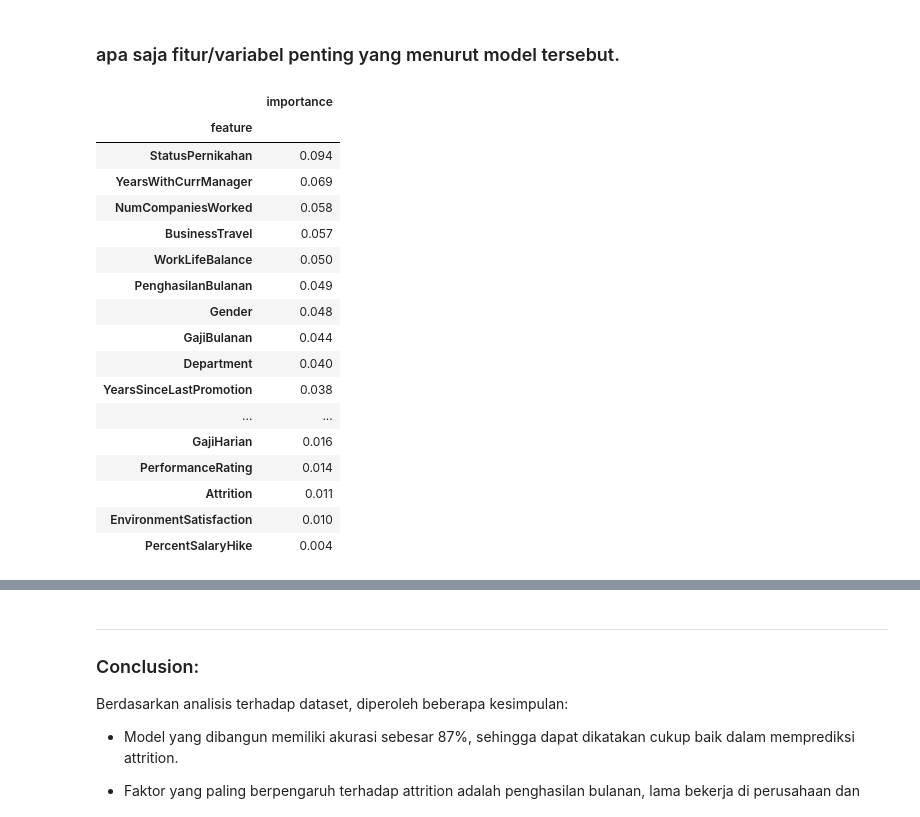
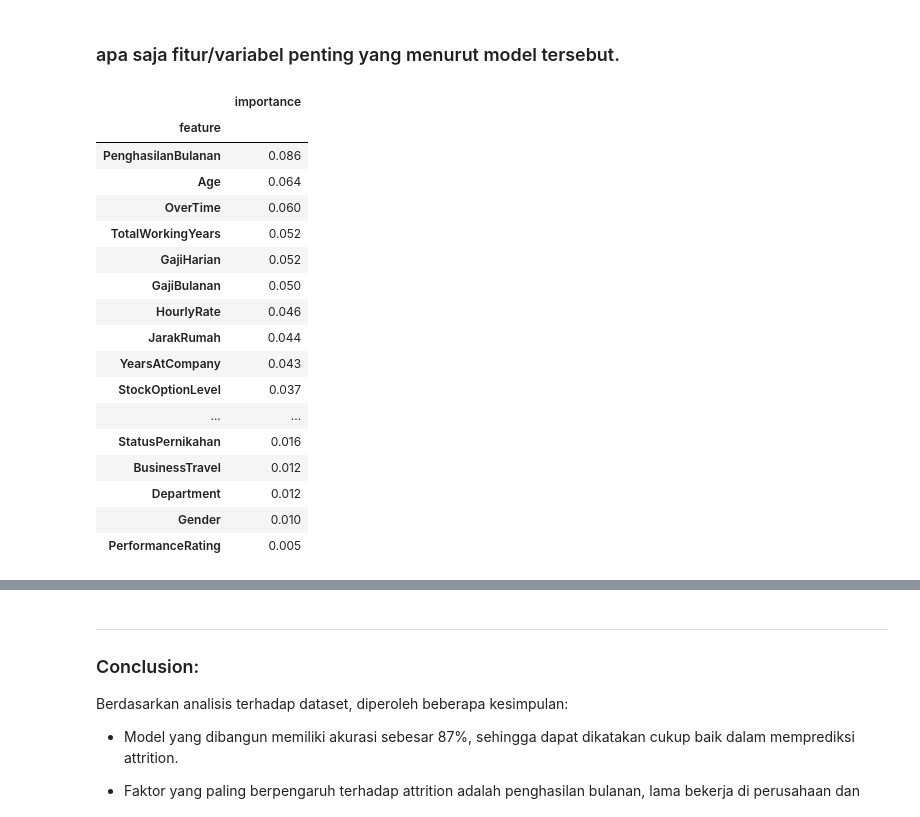
Before and after one commit to syifatalithaa/employee-attrition, a Jupyter notebook: models/randomforest.ipynb, the cells around one changed output, grey strips where cells are left out. Saved outputs shown, nothing was run; the diff lists cells and outputs as text; code cells hidden in the pictures.

```diff
--- a/models/randomforest.ipynb
+++ b/models/randomforest.ipynb
@@ -696,23 +693,9 @@ Y_pred = rfcm.predict(X_test)
 from sklearn.model_selection import GridSearchCV
 
 param_grid_rf = {
-    'n_estimators': [10, 50, 100],
-    'max_depth': [None, 10, 20],
-    'min_samples_split': [2, 5],
-    'min_samples_leaf': [1, 2],
-    'criterion': ['entropy']
+    'max_depth': [5, 10, 15, 20, 25, 30],
+    'n_estimators': [100, 200, 300, 400, 500],
+    'max_features': ['auto', 'sqrt', 'log2'],
+    'criterion': ['gini', 'entropy'],
+    'min_samples_split': [1, 2, 3, 4, 5, 6, 7, 8, 9, 10],
 }
-
-grid_search_rf = GridSearchCV(
-    estimator=rfcm,
-    param_grid=param_grid_rf,
-    cv=5,
-    n_jobs=-1,
-    verbose=2
-)
-
-# Fit model ke data train
-grid_search_rf.fit(X_train, Y_train)
-
-print("Best Parameters:", grid_search_rf.best_params_)
-print("Best Score:", grid_search_rf.best_score_)
@@ -722,0 +713,12 @@ Best Score: 0.8538831756478815
+# %%
+from joblib import parallel_backend
+from sklearn.model_selection import GridSearchCV
+
+
+with parallel_backend('loky', n_jobs=-1):
+    grid_search_rf = GridSearchCV(
+        estimator=rfcm,
+        param_grid=param_grid_rf,
+        cv=5 )
+
+grid_search_rf.fit(X_train, Y_train)
@@ -722,0 +749,5 @@ Best Score: 0.8538831756478815
+# %%
+best_model_rf = grid_search_rf.best_estimator_
+Y_pred = best_model_rf.predict(X_test)
+
+print("Best Parameters:", grid_search_rf.best_params_)
@@ -749,28 +801,28 @@ weighted avg       0.83      0.87      0.83       368
 ### apa saja fitur/variabel penting yang menurut model tersebut.
 # %%
 # Return the feature importances (the higher, the more important the feature).
-importances = pd.DataFrame({'feature':df.iloc[:, 1:df.shape[1]].columns,'importance':np.round(rfcm.feature_importances_,3)}) #Note: The target column is at position 0
+importances = pd.DataFrame({'feature':df.iloc[:, 1:df.shape[1]].columns,'importance':np.round(best_model_rf.feature_importances_,3)}) #Note: The target column is at position 0
 importances = importances.sort_values('importance',ascending=False).set_index('feature')
 importances
 # %% [output]
 |  | importance |
 | feature |  |
-| StatusPernikahan | 0.094 |
-| YearsWithCurrManager | 0.069 |
-| NumCompaniesWorked | 0.058 |
-| BusinessTravel | 0.057 |
-| WorkLifeBalance | 0.050 |
-| PenghasilanBulanan | 0.049 |
-| Gender | 0.048 |
-| GajiBulanan | 0.044 |
-| Department | 0.040 |
-| YearsSinceLastPromotion | 0.038 |
+| PenghasilanBulanan | 0.086 |
+| Age | 0.064 |
+| OverTime | 0.060 |
+| TotalWorkingYears | 0.052 |
+| GajiHarian | 0.052 |
+| GajiBulanan | 0.050 |
+| HourlyRate | 0.046 |
+| JarakRumah | 0.044 |
+| YearsAtCompany | 0.043 |
+| StockOptionLevel | 0.037 |
 | ... | ... |
-| GajiHarian | 0.016 |
-| PerformanceRating | 0.014 |
-| Attrition | 0.011 |
-| EnvironmentSatisfaction | 0.010 |
-| PercentSalaryHike | 0.004 |
+| StatusPernikahan | 0.016 |
+| BusinessTravel | 0.012 |
+| Department | 0.012 |
+| Gender | 0.010 |
+| PerformanceRating | 0.005 |
 # %%
 importances.plot(kind='bar', color='skyblue', figsize=(10,6))
 plt.title('Feature Importances', fontsize=14)
```
Also changed, not shown: parts of 14 cells of this notebook, 1 other file.
